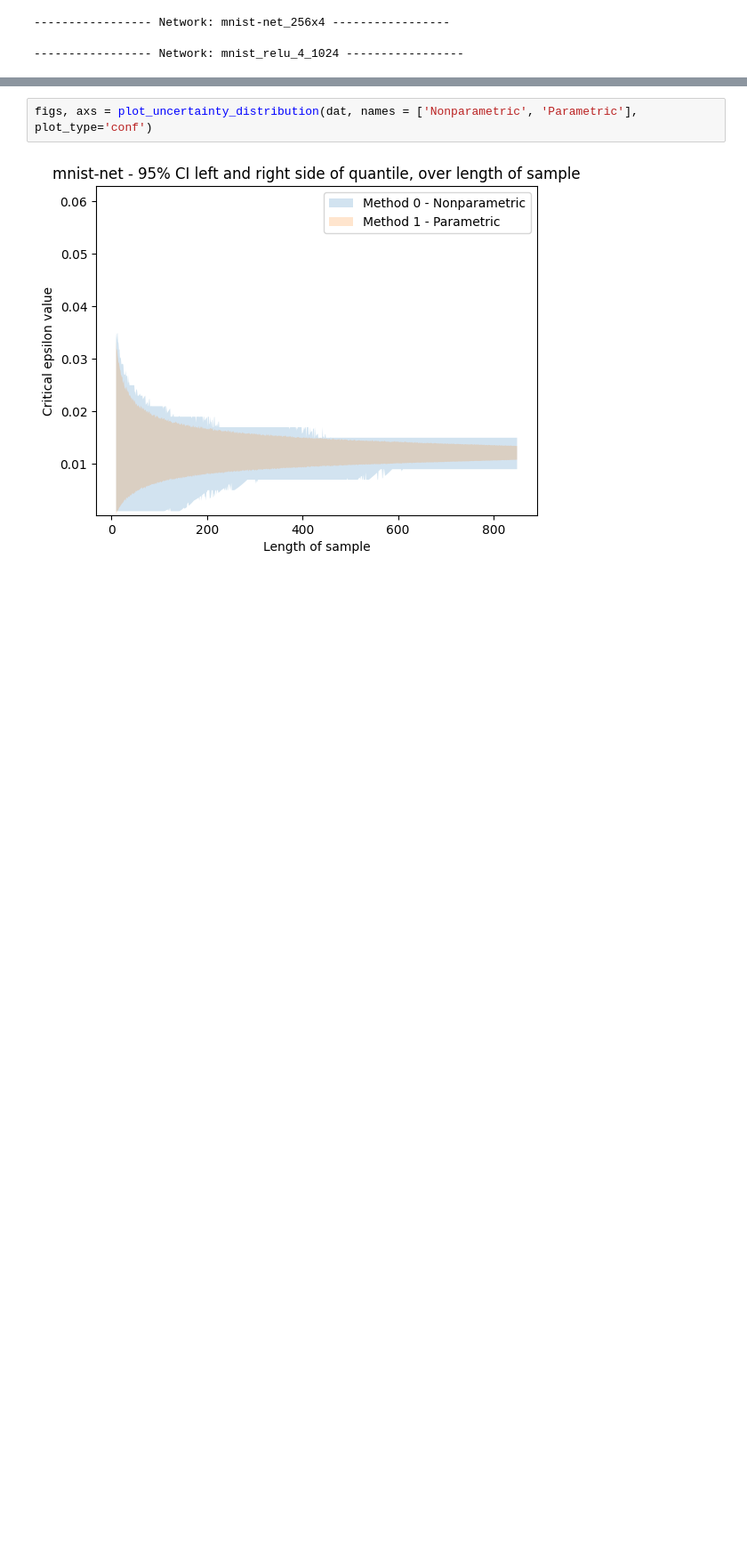
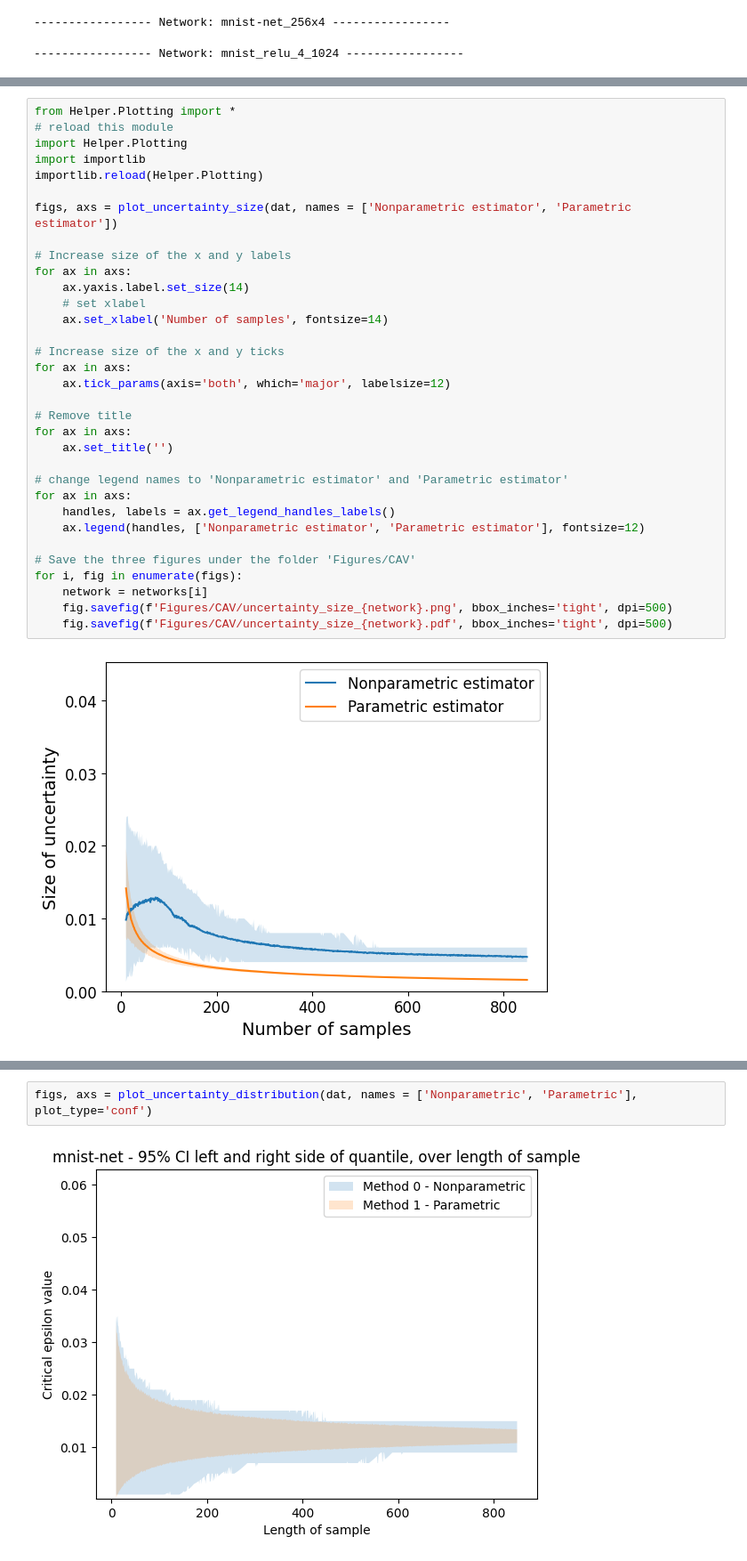
Before and after one commit to lionelkiel/Robustness-Metric, a Jupyter notebook: ResultsPlots.ipynb, the cells around one changed output, grey strips where cells are left out. Shown: that part at 89% size. Drawn from its saved outputs; the diff is of its cells as text; blank space fills up the shorter version.

Commit message:
chore: Refactor uncertainty size plotting function for clarity and consistency

```diff
--- a/ResultsPlots.ipynb
+++ b/ResultsPlots.ipynb
@@ -60,0 +37,35 @@ figs, axs = plot_uncertainty_distribution(dat, names = ['Nonparametric', 'Parame
+# %%
+from Helper.Plotting import *
+# reload this module
+import Helper.Plotting
+import importlib
+importlib.reload(Helper.Plotting)
+
+figs, axs = plot_uncertainty_size(dat, names = ['Nonparametric estimator', 'Parametric estimator'])
+
+# Increase size of the x and y labels
+for ax in axs:
+    ax.yaxis.label.set_size(14)
+    # set xlabel
+    ax.set_xlabel('Number of samples', fontsize=14)
+
+# Increase size of the x and y ticks
+for ax in axs:
+    ax.tick_params(axis='both', which='major', labelsize=12)
+
+# Remove title
+for ax in axs:
+    ax.set_title('')
+
+# change legend names to 'Nonparametric estimator' and 'Parametric estimator'
+for ax in axs:
+    handles, labels = ax.get_legend_handles_labels()
+    ax.legend(handles, ['Nonparametric estimator', 'Parametric estimator'], fontsize=12)
+
+# Save the three figures under the folder 'Figures/CAV'
+for i, fig in enumerate(figs):
+    network = networks[i]
+    fig.savefig(f'Figures/CAV/uncertainty_size_{network}.png', bbox_inches='tight', dpi=500)
+    fig.savefig(f'Figures/CAV/uncertainty_size_{network}.pdf', bbox_inches='tight', dpi=500)
+# %% [output]
+[figure, added]
```
Also changed, not shown: parts of 6 cells of this notebook, 27 other files.
